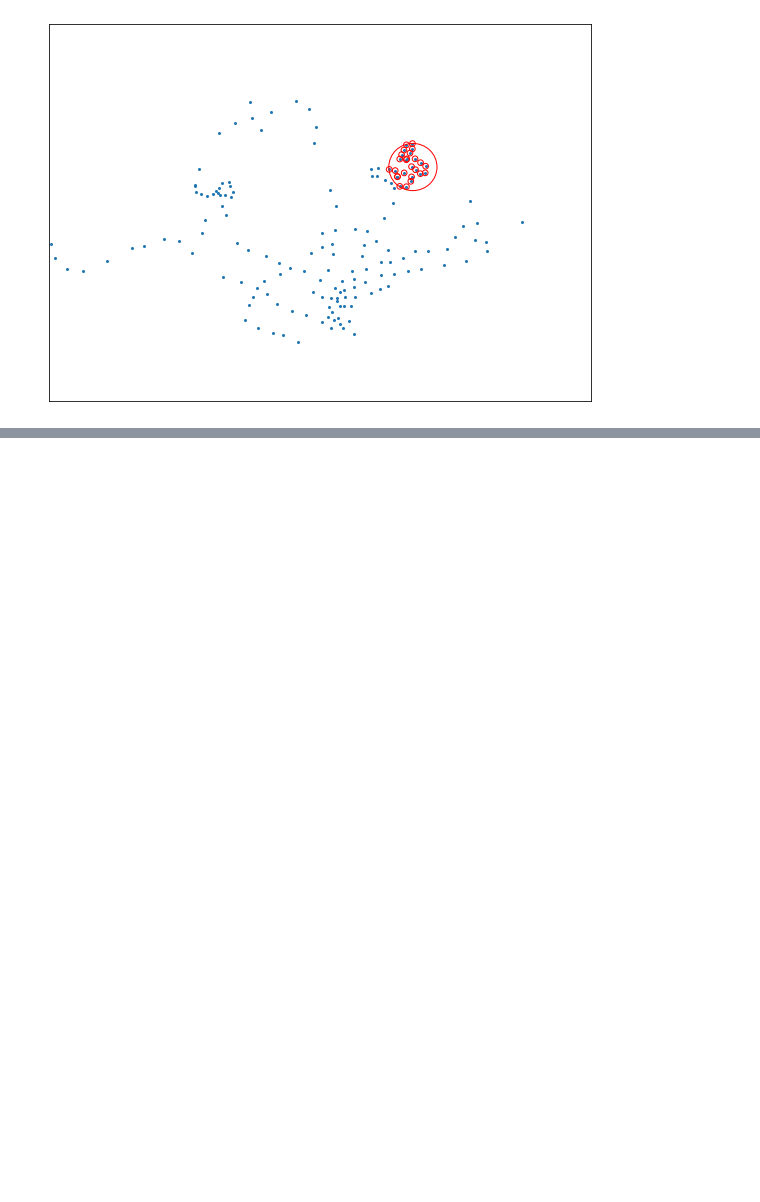
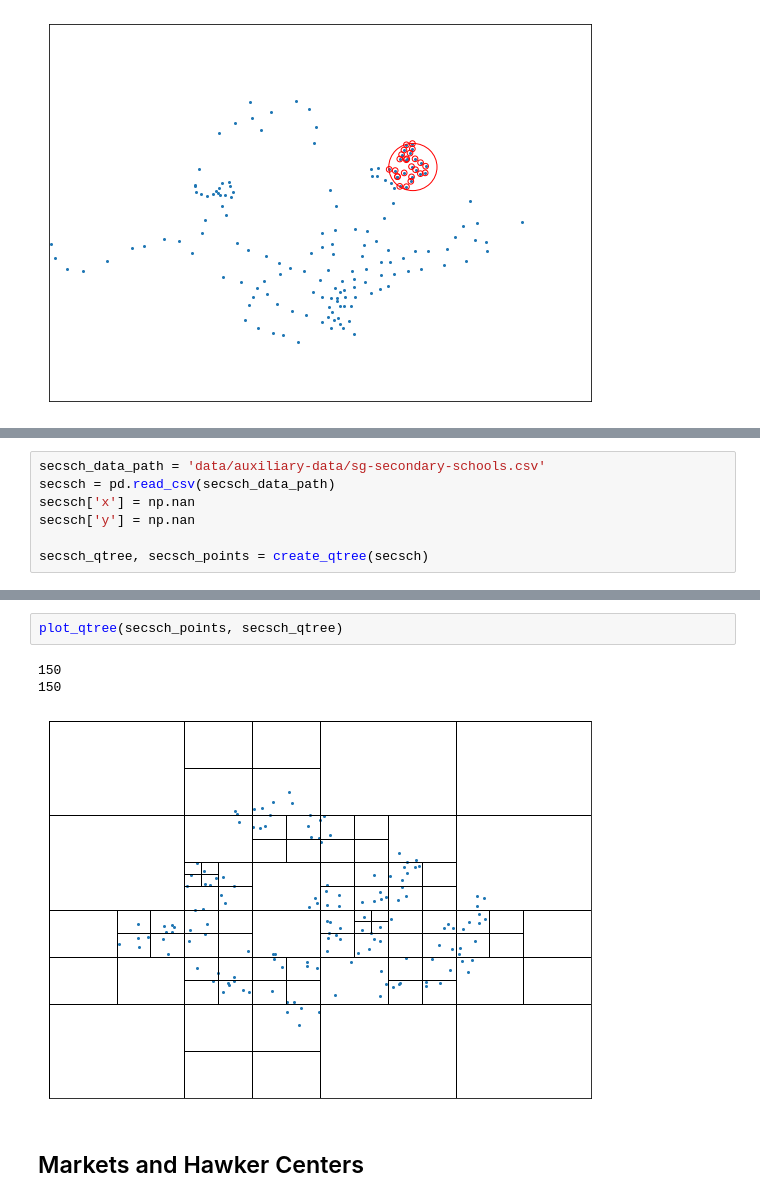
Before and after one commit to azmimr/ark_2021, a Jupyter notebook: test_xy_features.ipynb, the cells around one changed output, grey strips where cells are left out. Saved outputs shown, nothing was run; the diff lists cells and outputs as text; blank space fills up the shorter version.

```diff
--- a/test_xy_features.ipynb
+++ b/test_xy_features.ipynb
@@ -269,0 +278,7 @@ plt.show()
+# %%
+secsch_data_path = 'data/auxiliary-data/sg-secondary-schools.csv'
+secsch = pd.read_csv(secsch_data_path)
+secsch['x'] = np.nan
+secsch['y'] = np.nan
+
+secsch_qtree, secsch_points = create_qtree(secsch)
@@ -269,0 +293,8 @@ plt.show()
+# %%
+plot_qtree(secsch_points, secsch_qtree)
+# %% [output]
+150
+150
+[figure, added]
+# %% [markdown]
+## Markets and Hawker Centers
```
Also changed, not shown: parts of 36 cells of this notebook, 1 other file.
